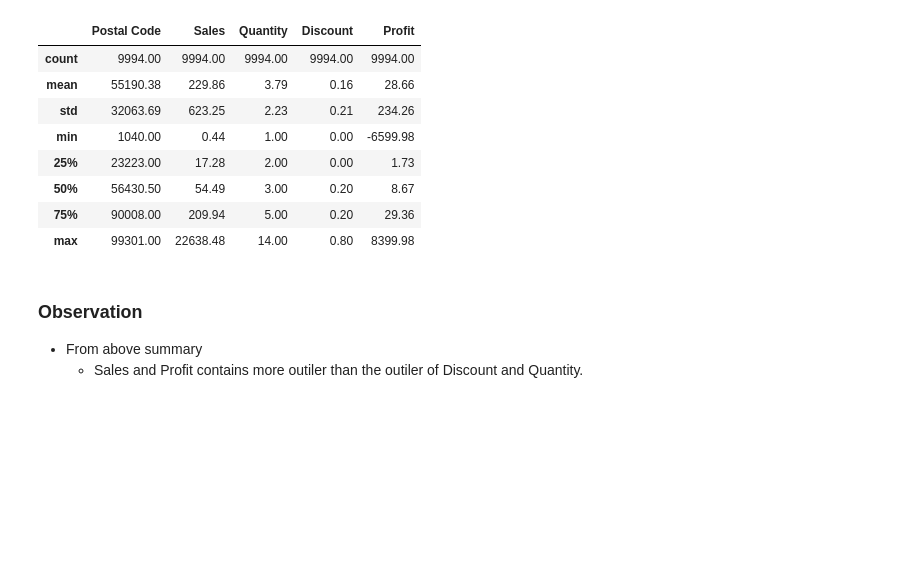
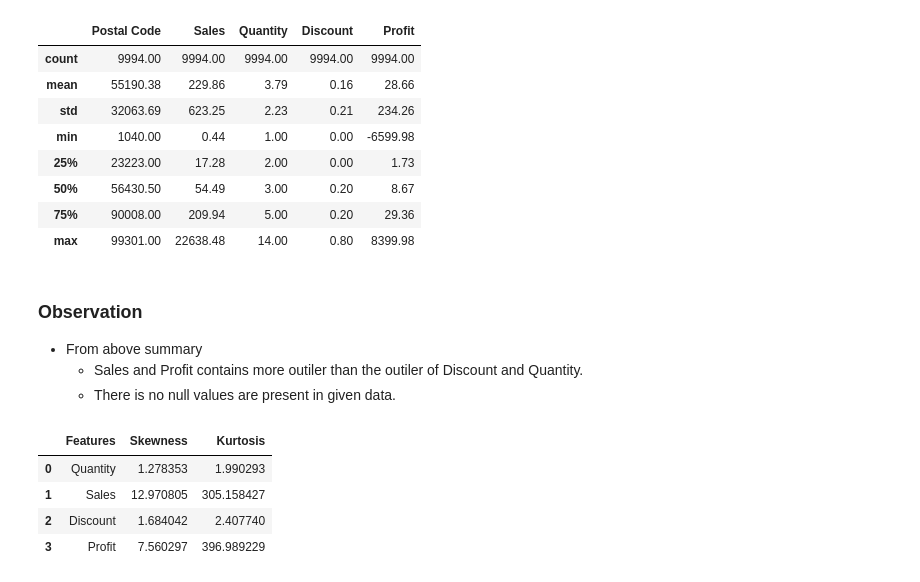
Before and after one commit to ukantjadia/TSF-GRIP-Tasks, a Jupyter notebook: Task-03/EDA_SampleSuperStore.ipynb, the cells around one changed output. Drawn from its saved outputs; the diff is of its cells as text; code cells hidden in the pictures; blank space fills up the shorter version.

```diff
--- a/Task-03/EDA_SampleSuperStore.ipynb
+++ b/Task-03/EDA_SampleSuperStore.ipynb
@@ -53,6 +55,7 @@ memory usage: 1015.1+ KB
 
 ## 1. Unique values in features with object datatype
 obj_name = ['Ship Mode','Segment','Country','Region','Category','Sub-Category']
+num_name = ['Quantity','Sales','Discount','Profit']
 
 unique_values = lambda  :[ print("Unique count in ",obj_name[i]," is ",len(df[obj_name[i]].unique())," and values: ",df[obj_name[i]].unique(),". \n") for i in range(len(obj_name))]
 
@@ -120,3 +123,23 @@ df.describe().round(2)
 ### Observation
 - From above summary
     - Sales and Profit contains more outiler than the outiler of Discount and Quantity.
+    - There is no null values are present in given data.
+# %%
+# Calculating skewness and kurtosis of Continuous feature(Sales,Quantity,Discount,Profit)
+
+skewness = []
+kurtos = []
+
+[skewness.append(skew(df[num_name[i]],bias=True)) for i in range(len(num_name))]
+
+[kurtos.append(krt(df[num_name[i]],bias=True)) for i in range(len(num_name))]
+
+ziped = list(zip(num_name,skewness,kurtos))
+df_stat = pd.DataFrame(ziped,columns=['Features','Skewness','Kurtosis'])
+df_stat
+# %% [output]
+|  | Features | Skewness | Kurtosis |
+| 0 | Quantity | 1.278353 | 1.990293 |
+| 1 | Sales | 12.970805 | 305.158427 |
+| 2 | Discount | 1.684042 | 2.407740 |
+| 3 | Profit | 7.560297 | 396.989229 |
```
Also changed, not shown: parts of 4 cells of this notebook.
